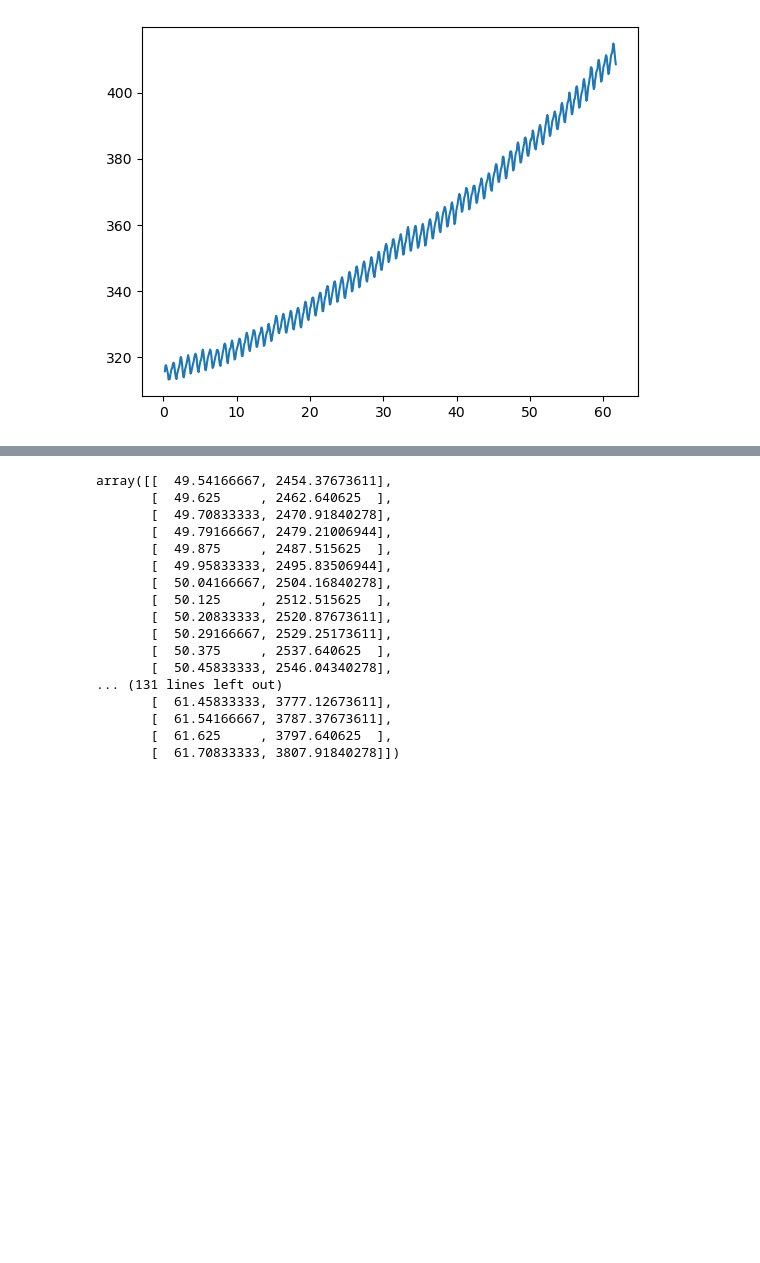
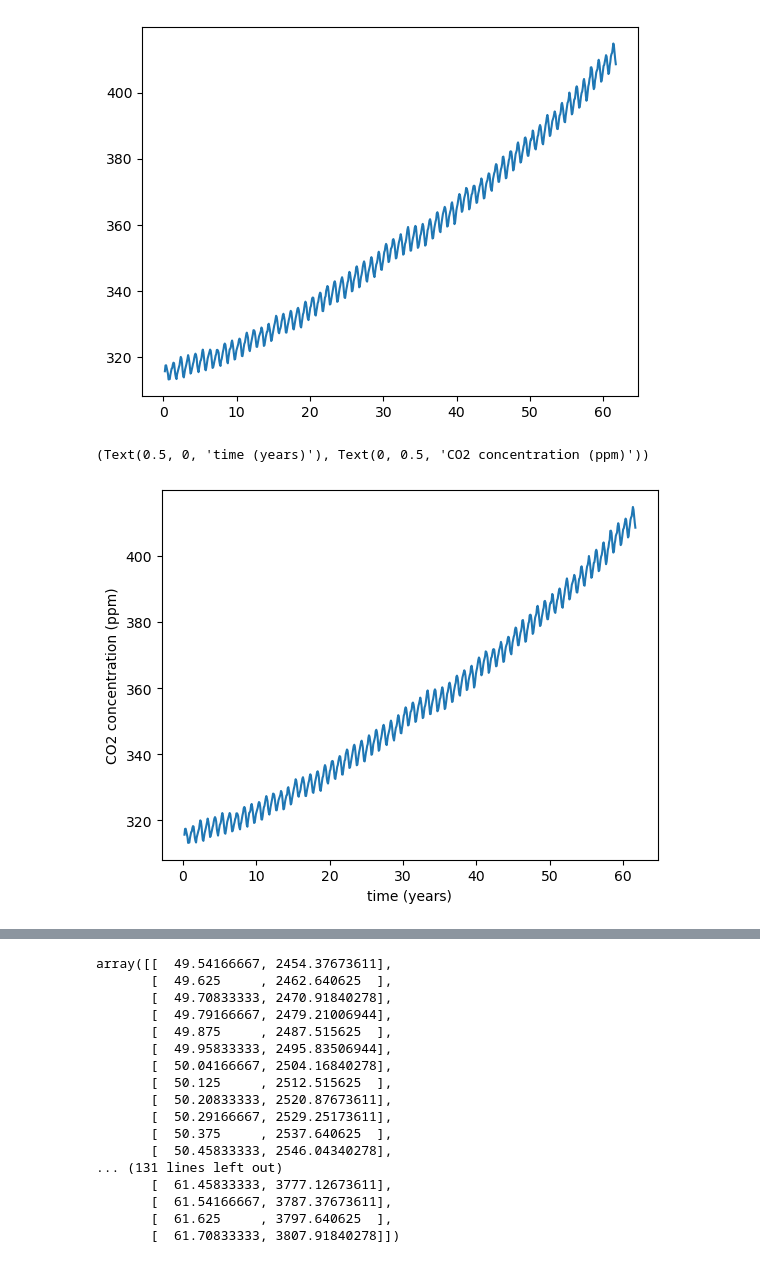
Before and after one commit to vasconeves/machine_learning, a Jupyter notebook: project_cpi_berv_analysis.ipynb, the cells around one changed output, grey strips where cells are left out. Cells and saved outputs as stored; diff of their text form; code cells hidden in the pictures; blank space fills up the shorter version.

```diff
--- a/project_cpi_berv_analysis.ipynb
+++ b/project_cpi_berv_analysis.ipynb
@@ -110,2 +129,8 @@ y = np.array(df2['co2']).reshape(-1,1)
 #reg = LinearRegression().fit(t2,Y)
+# %%
+plt.plot(x,y['co2'])
+plt.xlabel('time (years)'),plt.ylabel('CO2 concentration (ppm)')
+# %% [output]
+(Text(0.5, 0, 'time (years)'), Text(0, 0.5, 'CO2 concentration (ppm)'))
+[figure, added]
 # %%
```
Also changed, not shown: parts of 36 cells of this notebook, 6 other files.
